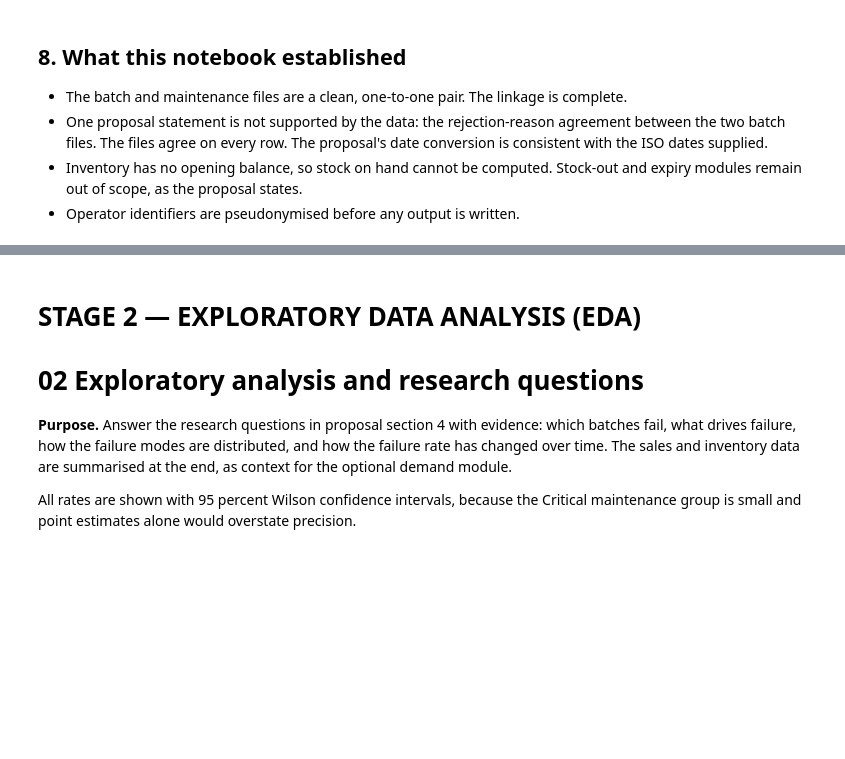
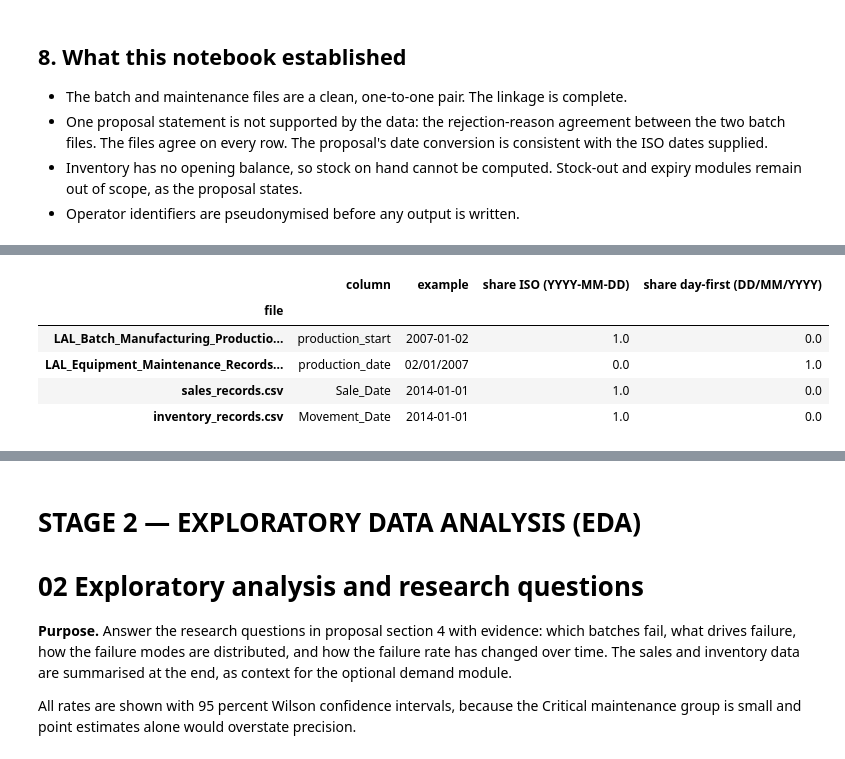
Before and after one commit to Josphat-ombui/Capstone-Project, a Jupyter notebook: Pharmaceutical_Operations_Intelligence_System.ipynb, the cells around one changed output, grey strips where cells are left out. Drawn from its saved outputs; the diff is of its cells as text; code cells hidden in the pictures; blank space fills up the shorter version.

```diff
--- a/Pharmaceutical_Operations_Intelligence_System.ipynb
+++ b/Pharmaceutical_Operations_Intelligence_System.ipynb
@@ -461,0 +466,22 @@ Movements leaving stock below zero: 21.3%
+# %%
+date_columns = {"batch": "production_start", "maintenance": "production_date",
+                "sales": "Sale_Date", "inventory": "Movement_Date"}
+rows = []
+for key, col in date_columns.items():
+    text = raw[key][col].astype(str)
+    rows.append({"file": RAW_FILES[key], "column": col, "example": text.iloc[0],
+                 "share ISO (YYYY-MM-DD)": text.str.match(r"^\d{4}-\d{2}-\d{2}").mean(),
+                 "share day-first (DD/MM/YYYY)": text.str.match(r"^\d{2}/\d{2}/\d{4}").mean()})
+date_check = pd.DataFrame(rows)
+display(date_check.round(3).set_index("file"))
+if (date_check["share ISO (YYYY-MM-DD)"] < 1).any():
+    print("WARNING: at least one file is not in the supplier's ISO format. Use the original file, not one re-saved in Excel.")
+else:
+    print("All four files use ISO dates, as supplied.")
+# %% [output]
+|  | column | example | share ISO (YYYY-MM-DD) | share day-first (DD/MM/YYYY) |
+| file |  |  |  |  |
+| LAL_Batch_Manufacturing_Productio... | production_start | 2007-01-02 | 1.0 | 0.0 |
+| LAL_Equipment_Maintenance_Records... | production_date | 02/01/2007 | 0.0 | 1.0 |
+| sales_records.csv | Sale_Date | 2014-01-01 | 1.0 | 0.0 |
+| inventory_records.csv | Movement_Date | 2014-01-01 | 1.0 | 0.0 |
```
Also changed, not shown: parts of 49 cells of this notebook.
